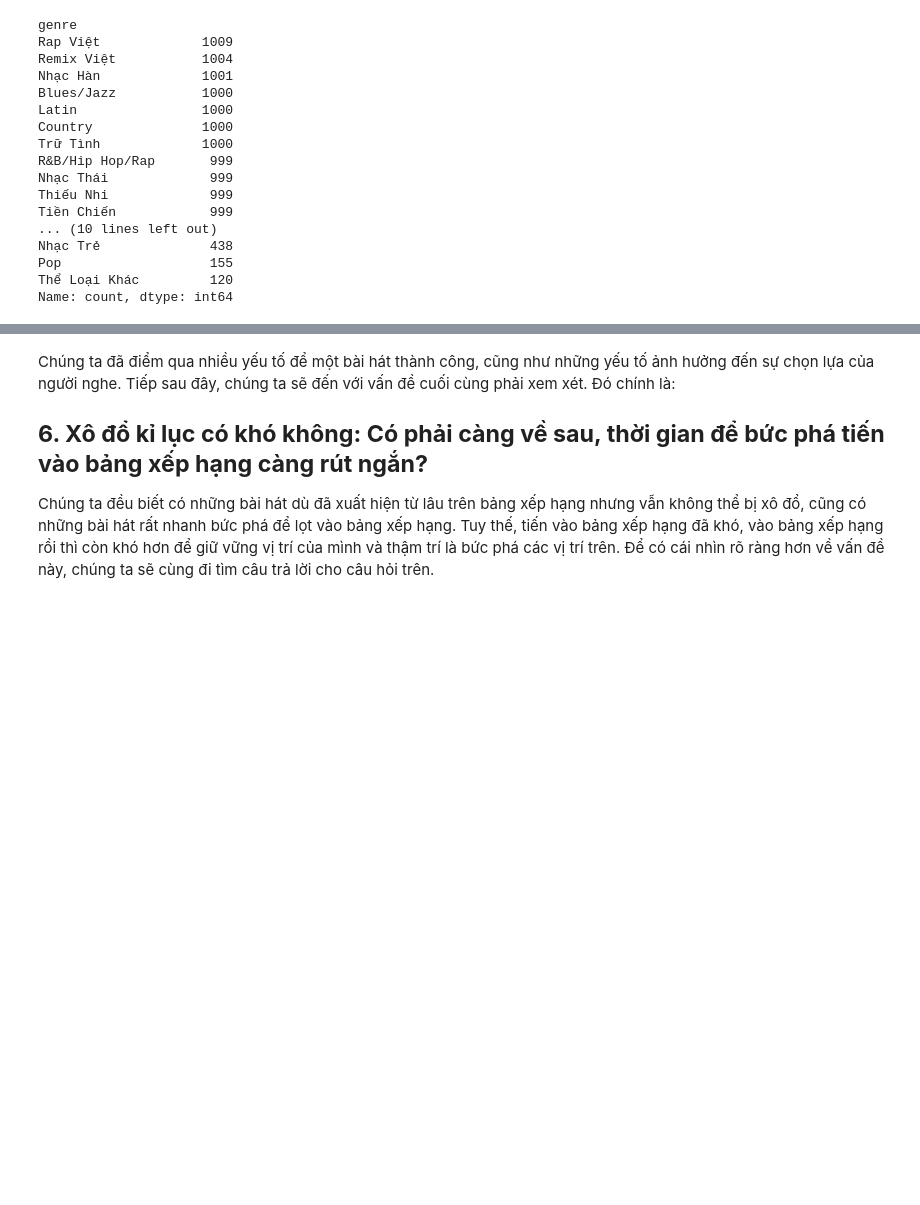
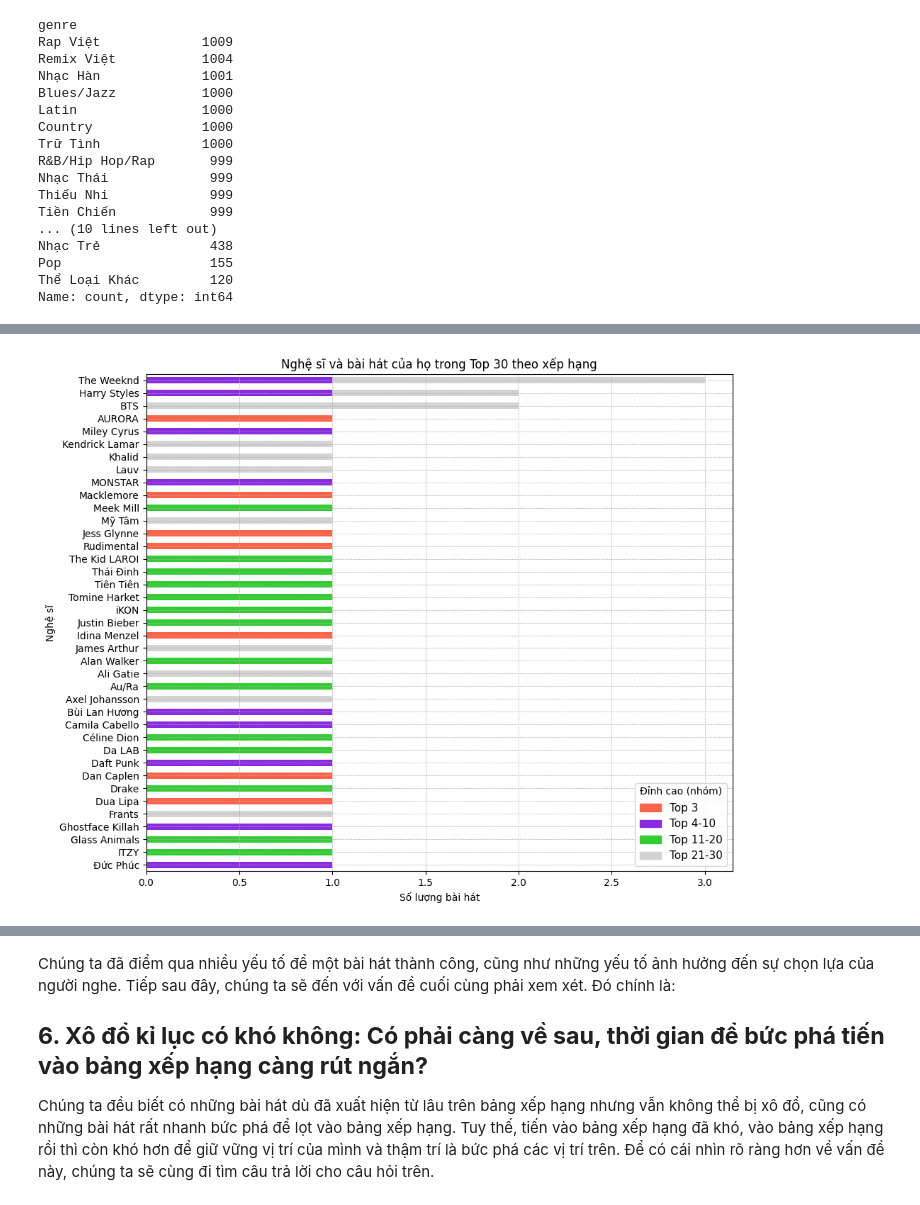
Before and after one commit to pililover/Visualization-Lab, a Jupyter notebook: sourcecode/data_visualization.ipynb, the cells around one changed output, grey strips where cells are left out. Saved outputs shown, nothing was run; the diff lists cells and outputs as text; code cells hidden in the pictures; blank space fills up the shorter version.

```diff
--- a/sourcecode/data_visualization.ipynb
+++ b/sourcecode/data_visualization.ipynb
@@ -825,0 +901,12 @@ Sau khi đã có cái nhìn nhất định về thị trường âm nhạc Việ
+# %%
+# Xóa bài hát ở top 16 tức index 15
+df.drop_duplicates(subset=['track_name', 'artist_names', 'streams'], inplace=True)
+df.reset_index(drop=True, inplace=True)
+
+# Định lại thứ hạng cho các bài hát
+df = df.sort_values(by='streams', ascending=False).reset_index(drop=True)
+df['rank'] = df.index + 1
+
+# Lọc và hiển thị các bài hát có rank <= 20
+top_20_tracks = df[df['rank'] <= 20]
+top_20_tracks[['track_name', 'duration', 'rank', 'streams']]
@@ -831,0 +983,3 @@ Sau khi đã có cái nhìn nhất định về thị trường âm nhạc Việ
+# %%
+top_30_tracks = df[df['rank'] <= 30][['rank', 'track_name', 'artist_names', 'streams']]
+top_30_tracks
@@ -831,0 +1006,56 @@ Sau khi đã có cái nhìn nhất định về thị trường âm nhạc Việ
+# %%
+# Tách tên nghệ sĩ
+df_exploded = top_30_tracks.assign(artist_names=df['artist_names'].str.split(',')).explode('artist_names')
+
+# Đảm bảo rằng không có khoảng trắng thừa ở đầu hoặc cuối tên nghệ sĩ
+df_exploded['artist_names'] = df_exploded['artist_names'].str.strip()
+# Nhóm theo nghệ sĩ và xếp hạng, sau đó đếm số lượng bài hát
+rank_counts = df_exploded.groupby(['artist_names', 'rank']).size().unstack(fill_value=0)
+
+# Sắp xếp các nghệ sĩ theo tổng số bài
+rank_counts['Total'] = rank_counts.sum(axis=1)
+rank_counts = rank_counts.sort_values(by='Total', ascending=False)
+rank_counts = rank_counts[::-1]
+
+rank_colors = {
+    'Top3': '#FF6347',
+    'Top4-10': '#8A2BE2',
+    'Top11-20': '#32CD32',
+    'Top21-30': '#D3D3D3'
+}
+
+# Ánh xạ màu cho từng xếp hạng
+color_mapping = []
+for rank in rank_counts.columns[:-1]:  # Loại trừ cột 'Total'
+    if int(rank) <= 3:
+        color_mapping.append(rank_colors['Top3'])
+    elif 4 <= int(rank) <= 10:
+        color_mapping.append(rank_colors['Top4-10'])
+    elif 11 <= int(rank) <= 20:
+        color_mapping.append(rank_colors['Top11-20'])
+    else:
+        color_mapping.append(rank_colors['Top21-30'])
+
+# Vẽ biểu đồ
+fig, ax = plt.subplots(figsize=(10, 8))
+bars = rank_counts.drop(columns='Total').plot(kind='barh', stacked=True, ax=ax, color=color_mapping)
+
+ax.set_xlabel('Số lượng bài hát')
+ax.set_ylabel('Nghệ sĩ')
+ax.set_title('Nghệ sĩ và bài hát của họ trong Top 30 theo xếp hạng')
+
+legend_handles = [
+    mpatches.Patch(color=rank_colors['Top3'], label='Top 3'),
+    mpatches.Patch(color=rank_colors['Top4-10'], label='Top 4-10'),
+    mpatches.Patch(color=rank_colors['Top11-20'], label='Top 11-20'),
+    mpatches.Patch(color=rank_colors['Top21-30'], label='Top 21-30')
+]
+
+ax.grid(True, which='both', linestyle='--', linewidth=0.5)
+
+ax.legend(handles=legend_handles, title='Đỉnh cao (nhóm)', loc='lower right', bbox_to_anchor=(1, 0), fontsize=11)
+
+plt.tight_layout()
+plt.show()
+# %% [output]
+[figure, added]
```
Also changed, not shown: parts of 36 cells of this notebook.
